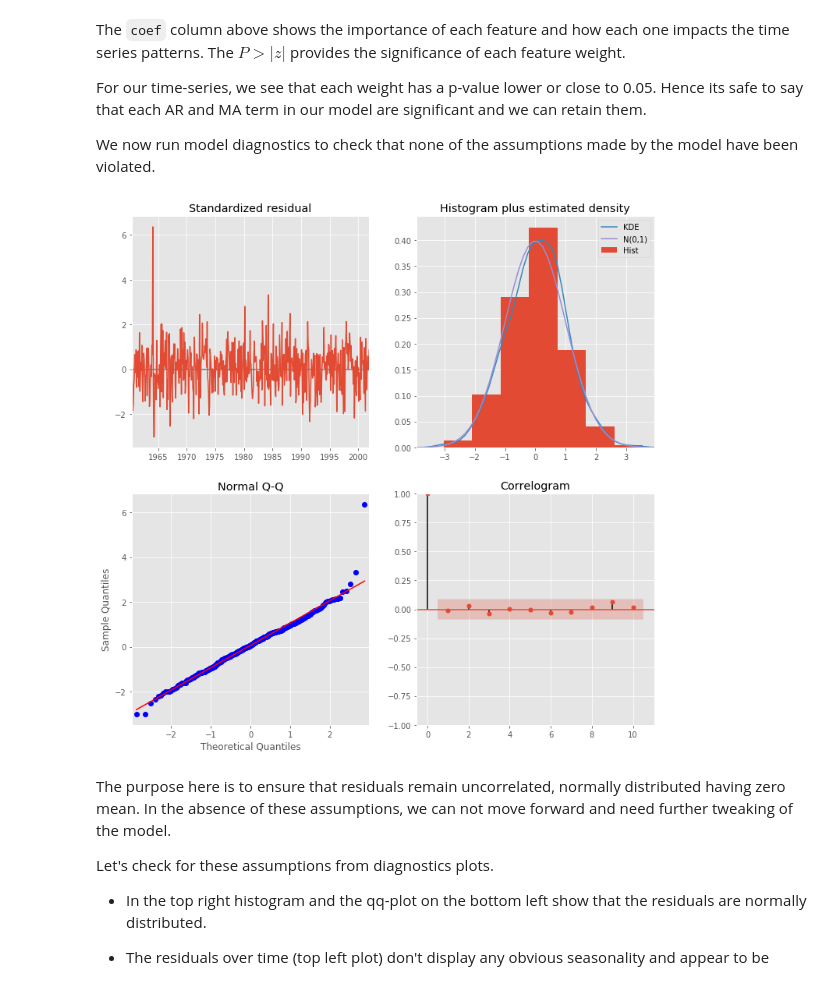
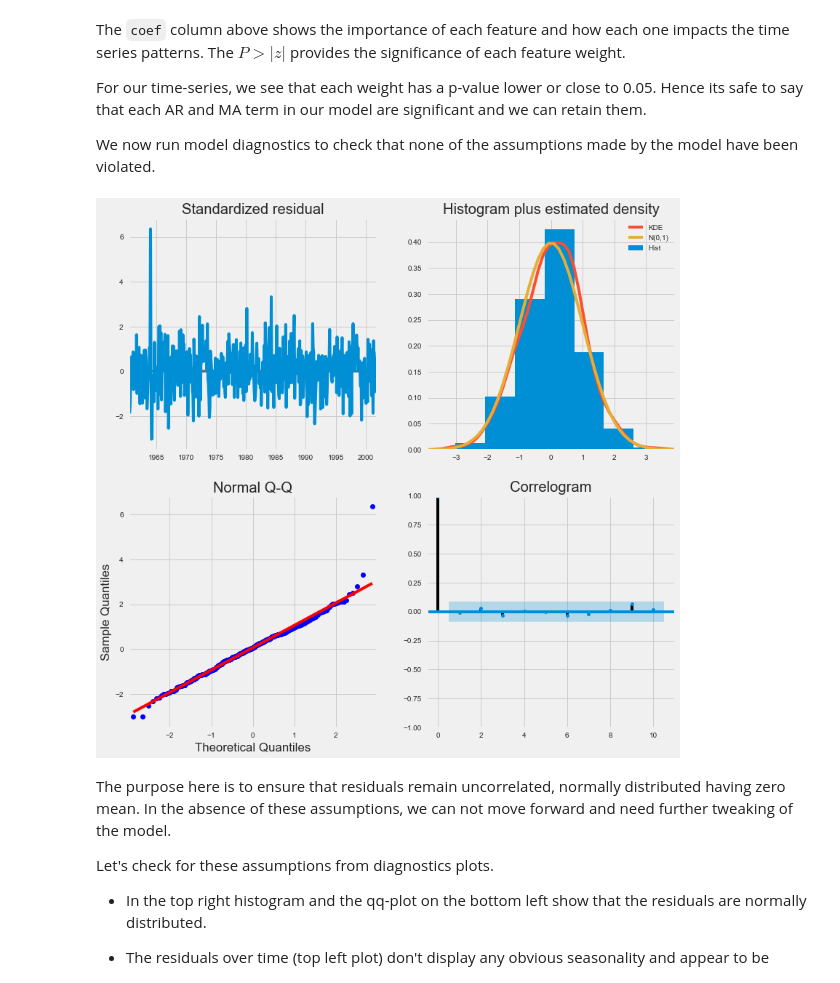
Before and after one commit to luluvalakdawala/Co2_forecasting, a Jupyter notebook: arima_models.ipynb, the cells around one changed output. Saved outputs shown, nothing was run; the diff lists cells and outputs as text; code cells hidden in the pictures.

```diff
--- a/arima_models.ipynb
+++ b/arima_models.ipynb
@@ -228,10 +228,11 @@ For our time-series, we see that each weight has a p-value lower or close to 0.0
 
 We now run model diagnostics to check that none of the assumptions made by the model have been violated.
 # %%
+plt.style.use('fivethirtyeight')
 result.plot_diagnostics(figsize=(12,12))
 plt.show()
 # %% [output]
-[figure, old version]
+[figure, new version]
 # %% [markdown]
 The purpose here is to ensure that residuals remain uncorrelated, normally distributed having zero mean. In the absence of these assumptions, we can not move forward and need further tweaking of the model.
 
```
Also changed, not shown: parts of 6 cells of this notebook.
